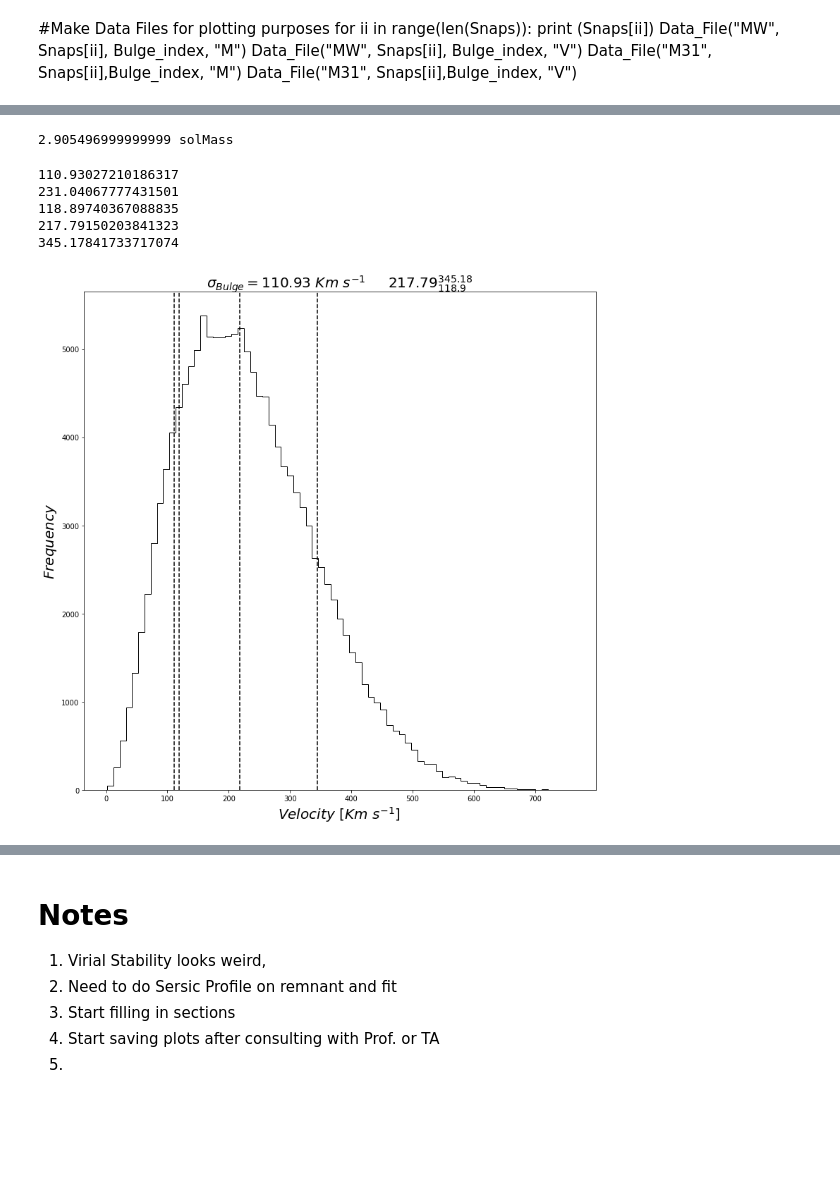
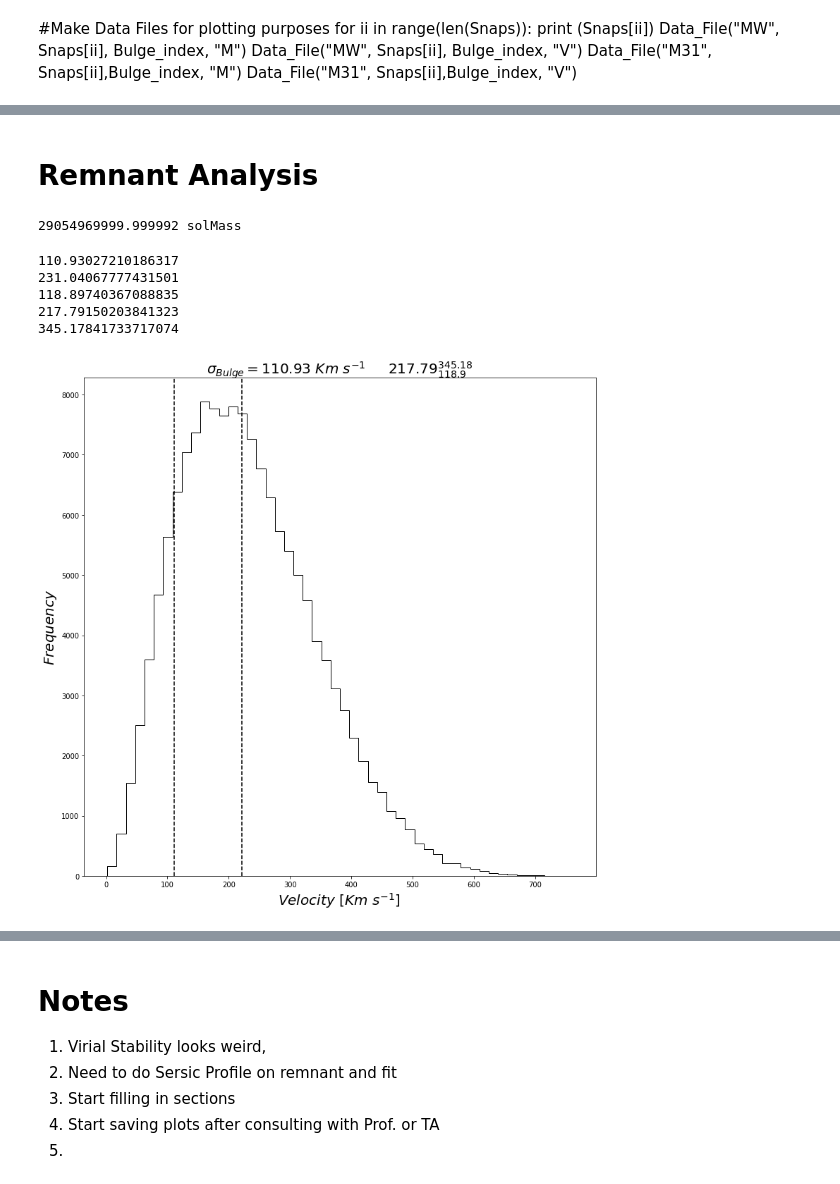
Before and after one commit to tbainesUA/ASTR400B_Baines, a Jupyter notebook: Programs/Project.ipynb, the cells around one changed output, grey strips where cells are left out. Saved outputs shown, nothing was run; the diff lists cells and outputs as text; code cells hidden in the pictures; blank space fills up the shorter version.

```diff
--- a/Programs/Project.ipynb
+++ b/Programs/Project.ipynb
@@ -194,11 +233,14 @@ np.savetxt("MW_M31_Remnant_721.dat", Remnant)
+# %% [markdown]
+# Remnant Analysis
 # %%
 MW_M31_REMNANT_COM = CenterOfMass("MW_M31_Remnant_721",3)
 # %%
+# Compute Total Mass
 Remnant_Total = MW_M31_REMNANT_COM.total_mass()
 
-print(Remnant_Total/1e10)
+print(Remnant_Total)
 # %% [output]
-2.905496999999999 solMass
+29054969999.999992 solMass
 # %%
 Remnant_COMP = MW_M31_REMNANT_COM.COM_P(0.1, 4.0)
 Remnant_COMV = MW_M31_REMNANT_COM.COM_V(Remnant_COMP[0],Remnant_COMP[1],Remnant_COMP[2])
@@ -215,27 +257,28 @@ vzR = MW_M31_REMNANT_COM.vz - float(Remnant_COMV[2])
 # %%
 v_mag = np.sqrt(vxR**2 + vyR**2 + vzR**2)
 uncertainty = "$"+str(np.round(np.percentile(v_mag, 50),2))+"_{"+str(np.round(np.percentile(v_mag, 16),2))+"}^{"+str(np.round(np.percentile(v_mag, 84),2))+"}$"
 std = np.std(v_mag)
 fig1 = plt.figure(figsize=(13,13))
 plt.title("$\sigma_{Bulge}=$"+str(np.round(std,2))+" $Km$ $s^{-1}$     "+uncertainty, fontsize = 20)
 plt.xlabel("$Velocity$ [$Km$ $s^{-1}$] ", fontsize = 20)
 plt.ylabel("$Frequency$", fontsize = 20)
-plt.hist(v_mag, bins = 75, color = 'black', histtype="step")
-plt.axvline(np.percentile(v_mag, 16), color = 'black', ls = '--')
-plt.axvline(np.percentile(v_mag, 50), color = 'black', ls = '--')
-plt.axvline(np.percentile(v_mag, 84), color = 'black', ls = '--')
+plt.hist(v_mag, bins = 50, color = 'black', histtype="step")
+#plt.axvline(np.percentile(v_mag, 16), color = 'black', ls = '--')
+#plt.axvline(np.percentile(v_mag, 50), color = 'black', ls = '--')
+#plt.axvline(np.percentile(v_mag, 84), color = 'black', ls = '--')
 plt.axvline(110.93, color = 'black', ls = '--')
+plt.axvline(110.93*2, color = 'black', ls = '--')
 
 std = np.std(v_mag)
 print (std)
 print (np.mean(v_mag))
 print (np.percentile(v_mag, 16))
 print (np.percentile(v_mag, 50))
 print (np.percentile(v_mag, 84))
 # %% [output]
 110.93027210186317
 231.04067777431501
 118.89740367088835
 217.79150203841323
 345.17841733717074
-[figure, old version]
+[figure, new version]
```
Also changed, not shown: parts of 29 cells of this notebook.
